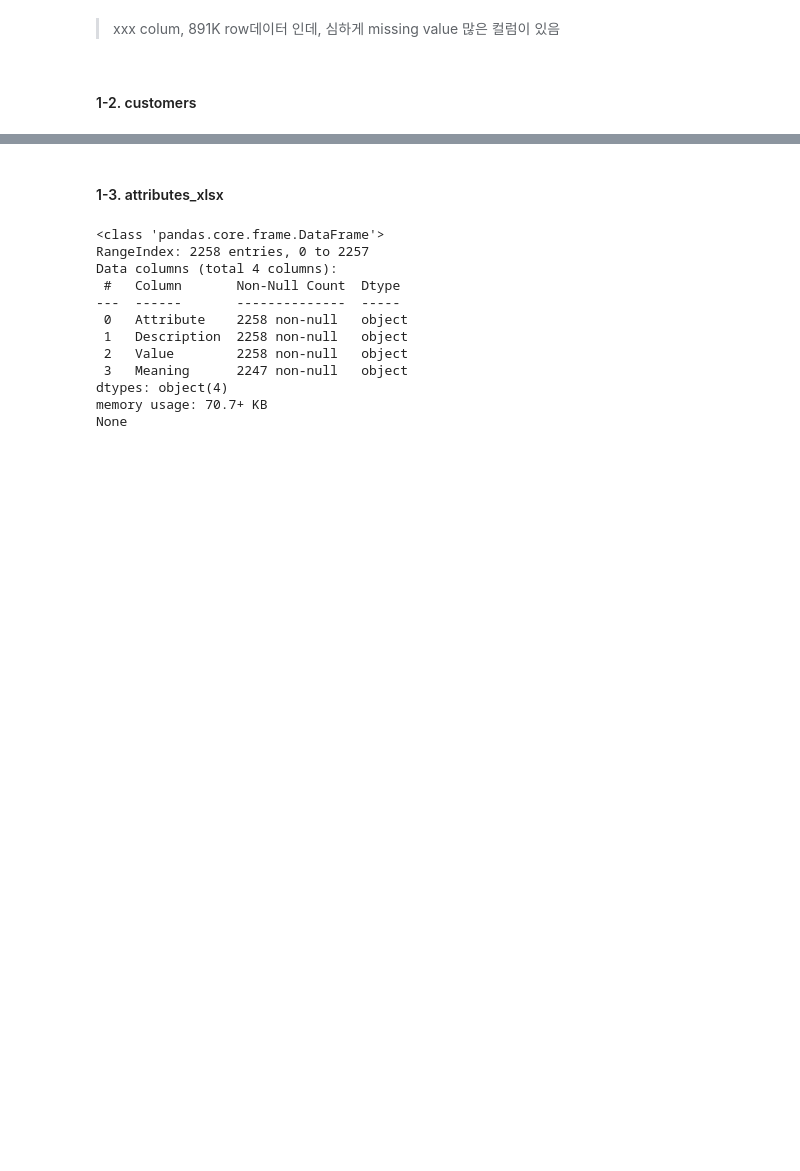
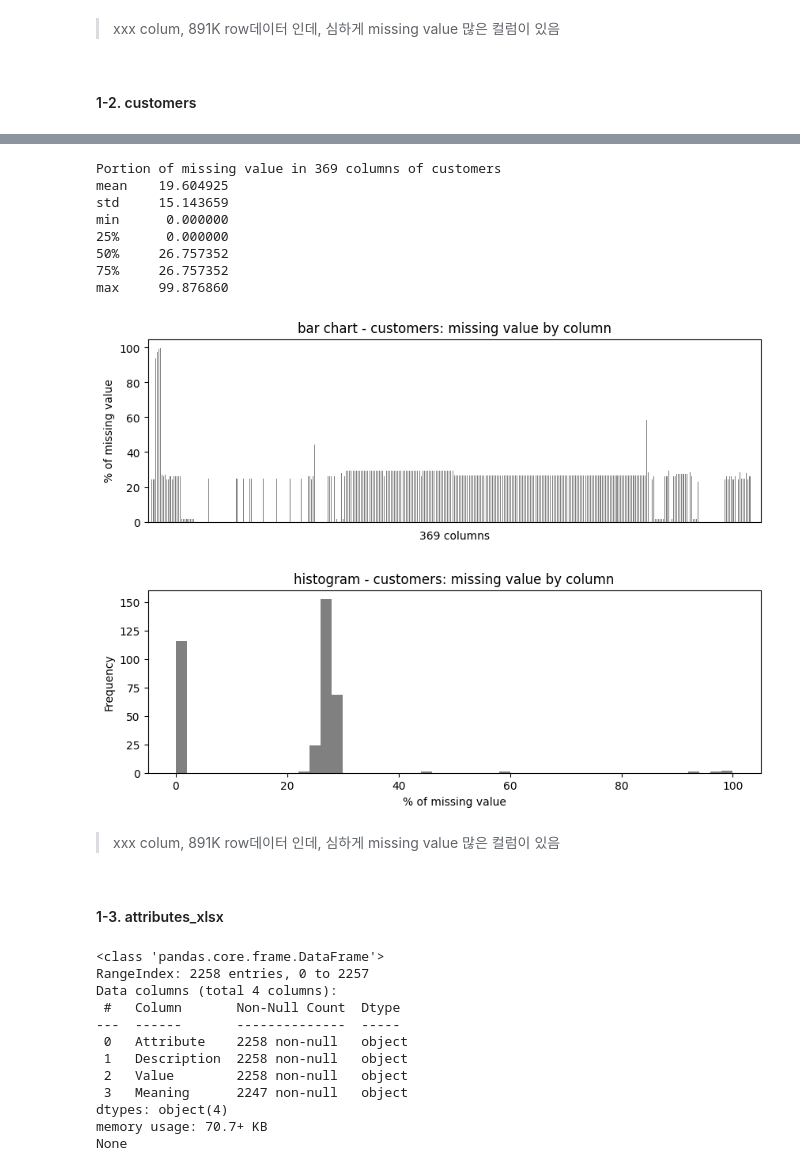
Before and after one commit to jaeyoun-chang/u_city_capstone, a Jupyter notebook: Arvato Project Workbook.ipynb, the cells around one changed output, grey strips where cells are left out. Saved outputs shown, nothing was run; the diff lists cells and outputs as text; code cells hidden in the pictures; blank space fills up the shorter version.

```diff
--- a/Arvato Project Workbook.ipynb
+++ b/Arvato Project Workbook.ipynb
@@ -186,6 +174,7 @@ max % of missing values by column:  99.86479223447382
 # customers.head()
 # %%
 customers = pd.read_pickle('../csv_pickle/customers.pickle')
-print (customers.info())
+customers.name = 'customers'
+print (customers.shape)
 customers.head()
 # %% [output]
@@ -205,3 +195,23 @@ None
+# %%
+'''
+missing value by column
+'''
+
+miss_val_summary(customers, 'column')
+# %% [output]
+Portion of missing value in 369 columns of customers
+mean    19.604925
+std     15.143659
+min      0.000000
+25%      0.000000
+50%     26.757352
+75%     26.757352
+max     99.876860
+[figure, added]
+[figure, added]
+# %% [markdown]
+> xxx colum, 891K row데이터 인데, 심하게 missing value 많은 컬럼이 있음
+>
 # %% [markdown]
 #### 1-3. attributes_xlsx
 # %%
```
Also changed, not shown: parts of 41 cells of this notebook.
